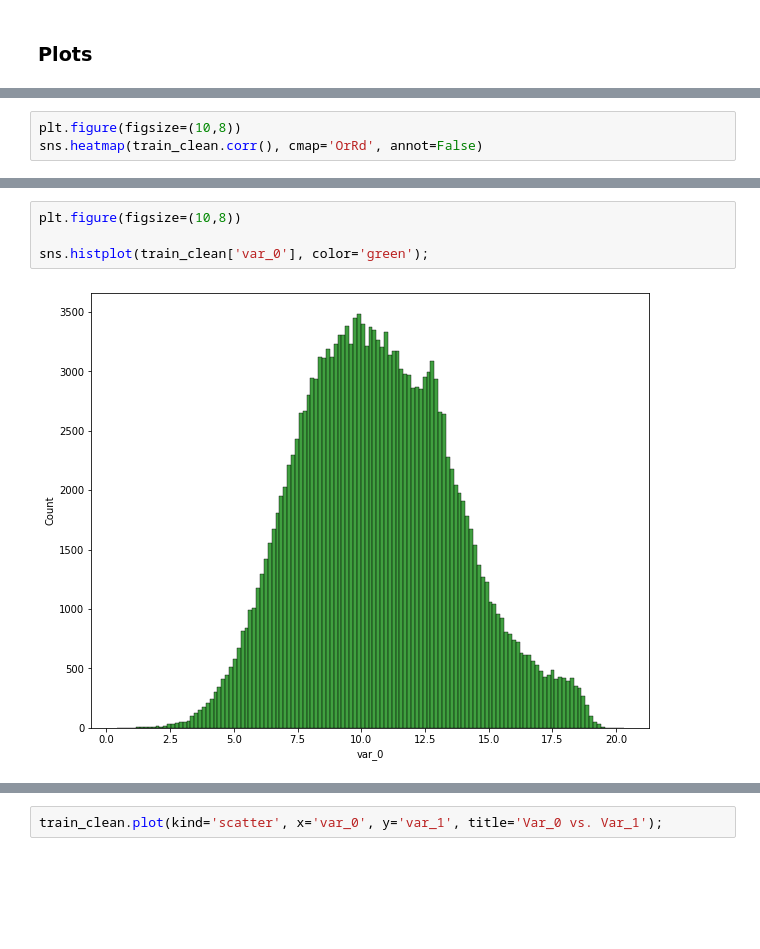
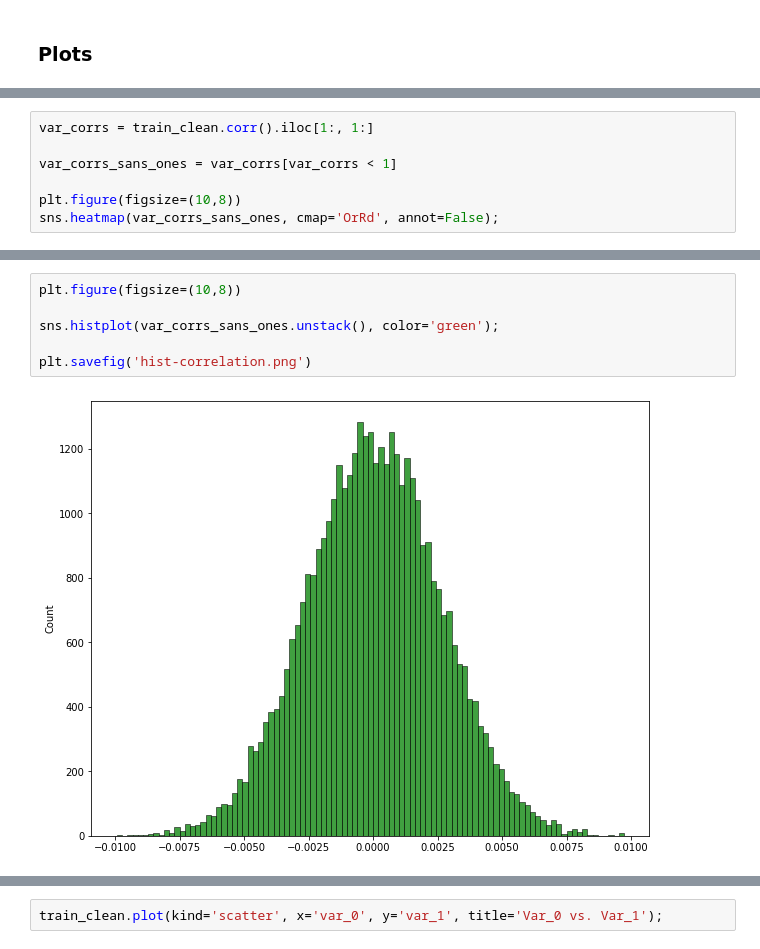
Before and after one commit to kengustafson/DD-DataScience, a Jupyter notebook: Project_1.ipynb, the cells around one changed output, grey strips where cells are left out. Cells and saved outputs as stored; diff of their text form; blank space fills up the shorter version.

```diff
--- a/Project_1.ipynb
+++ b/Project_1.ipynb
@@ -158,4 +158,8 @@ Name: target, dtype: int64
 # %%
+var_corrs = train_clean.corr().iloc[1:, 1:]
+
+var_corrs_sans_ones = var_corrs[var_corrs < 1]
+
 plt.figure(figsize=(10,8))
-sns.heatmap(train_clean.corr(), cmap='OrRd', annot=False)
+sns.heatmap(var_corrs_sans_ones, cmap='OrRd', annot=False);
 # %% [output]
@@ -164,6 +169,8 @@ sns.heatmap(train_clean.corr(), cmap='OrRd', annot=False)
 # %%
 plt.figure(figsize=(10,8))
 
-sns.histplot(train_clean['var_0'], color='green');
+sns.histplot(var_corrs_sans_ones.unstack(), color='green');
+
+plt.savefig('hist-correlation.png')
 # %% [output]
-[figure, old version]
+[figure, new version]
```
Also changed, not shown: parts of 52 cells of this notebook.
